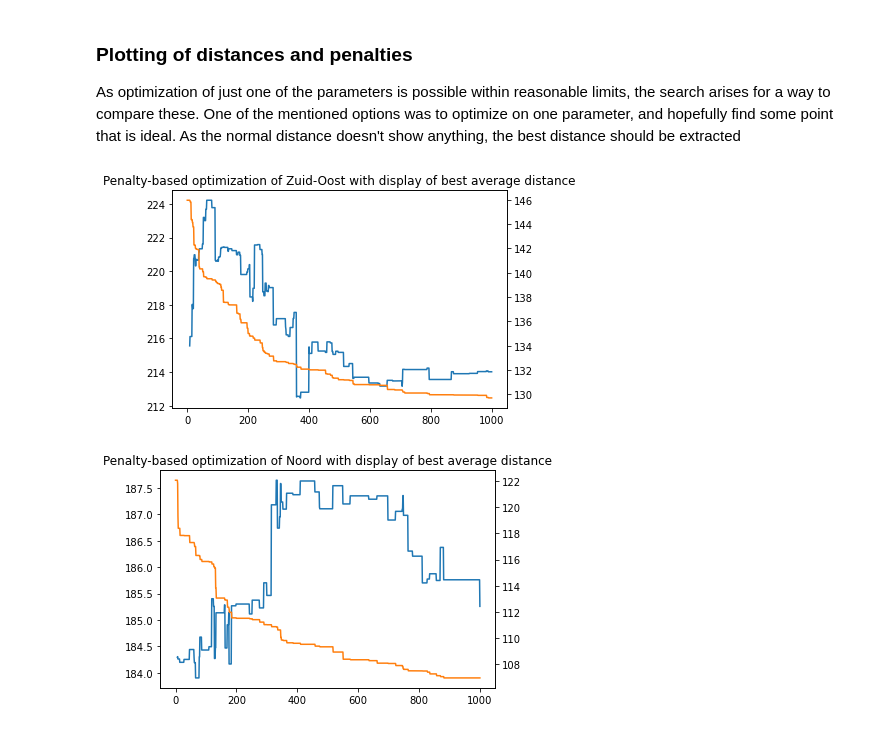
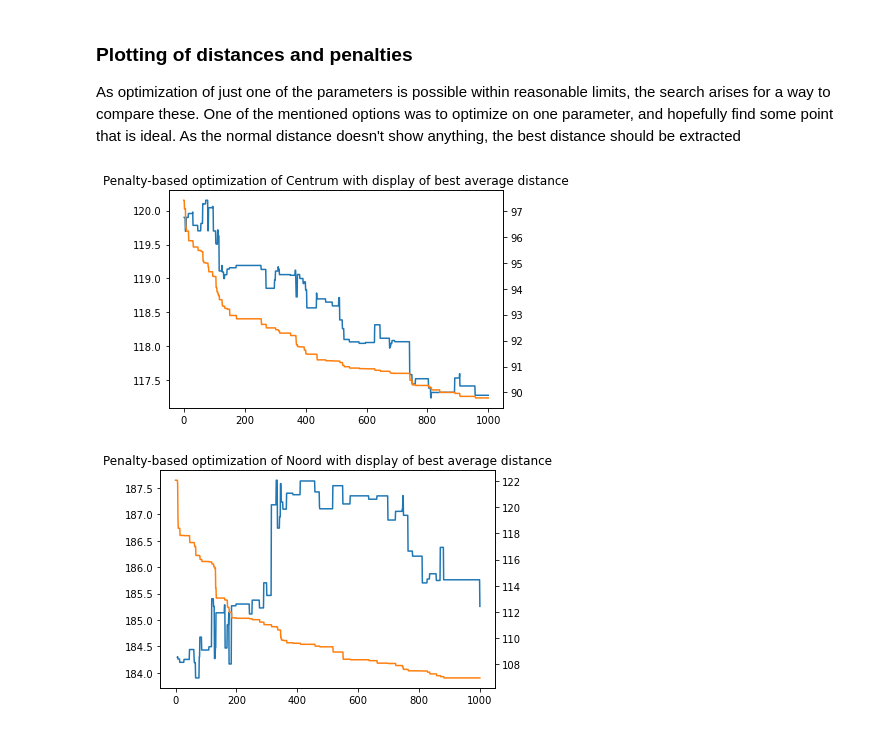
Before and after one commit to corne12345/Amsterdam_carbage_thesis, a Jupyter notebook: Notebooks/20200514 - Improvements of initial coding.ipynb, the cells around one changed output. Drawn from its saved outputs; the diff is of its cells as text; code cells hidden in the pictures.

```diff
--- a/Notebooks/20200514 - Improvements of initial coding.ipynb
+++ b/Notebooks/20200514 - Improvements of initial coding.ipynb
@@ -123,11 +123,11 @@ def plot_optimization(filename):
     return ax
     # ax = df_plot1['total'].plot(secondary_y=True)
 # %%
-fig1 = plot_optimization('../Results/20200516 - cluster optimization/hillclimber20200516-1736.csv')
-fig1.set_title('Penalty-based optimization of Zuid-Oost with display of best average distance')
-fig.figure.savefig('Zuid-oost.pdf')
+fig1 = plot_optimization('../Results/20200516 - cluster optimization/hillclimber20200519-2026.csv')
+fig1.set_title('Penalty-based optimization of Centrum with display of best average distance')
+fig1.figure.savefig('Centrum.pdf')
 # %% [output]
-[figure, old version]
+[figure, new version]
 # %%
 plot_optimization('../Results/20200510 - cluster optimization/hillclimber20200509-2116.csv')
 # %%
```
Also changed, not shown: 2 other files.
